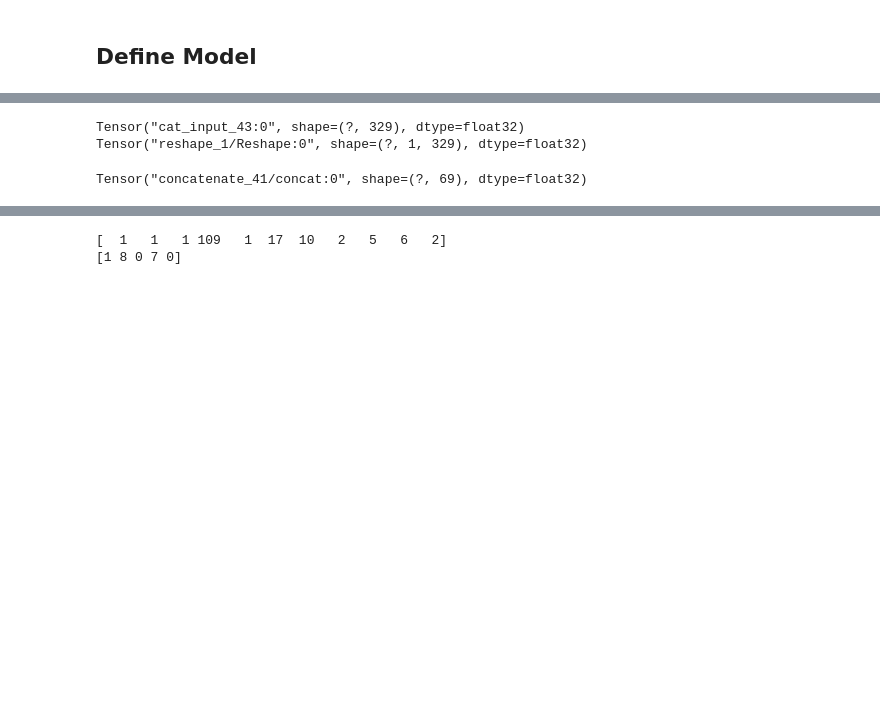
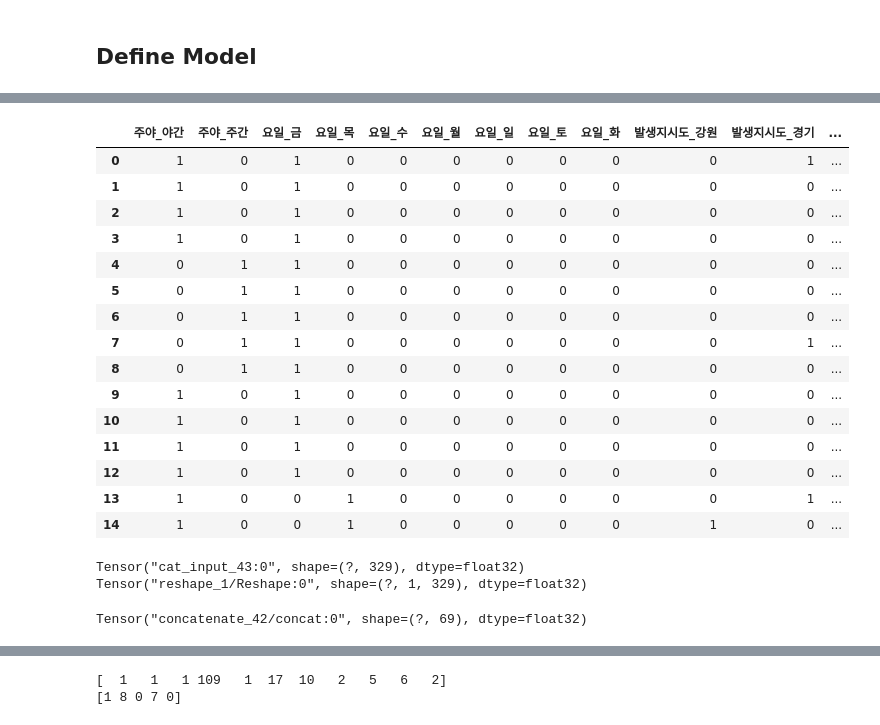
Before and after one commit to ChungminPark/samsung-ai-challenge-2018, a Jupyter notebook: Traffic_Accident.ipynb, the cells around one changed output, grey strips where cells are left out. Cells and saved outputs as stored; diff of their text form; code cells hidden in the pictures; blank space fills up the shorter version.

```diff
--- a/Traffic_Accident.ipynb
+++ b/Traffic_Accident.ipynb
@@ -209,3 +306,22 @@ print(x_train_cat1.shape)
+# %%
+x_train_cat[:15]
+# %% [output]
+|  | 주야_야간 | 주야_주간 | 요일_금 | 요일_목 | 요일_수 | 요일_월 | 요일_일 | 요일_토 | 요일_화 | 발생지시도_강원 | 발생지시도_경기 | ... |
+| 0 | 1 | 0 | 1 | 0 | 0 | 0 | 0 | 0 | 0 | 0 | 1 | ... |
+| 1 | 1 | 0 | 1 | 0 | 0 | 0 | 0 | 0 | 0 | 0 | 0 | ... |
+| 2 | 1 | 0 | 1 | 0 | 0 | 0 | 0 | 0 | 0 | 0 | 0 | ... |
+| 3 | 1 | 0 | 1 | 0 | 0 | 0 | 0 | 0 | 0 | 0 | 0 | ... |
+| 4 | 0 | 1 | 1 | 0 | 0 | 0 | 0 | 0 | 0 | 0 | 0 | ... |
+| 5 | 0 | 1 | 1 | 0 | 0 | 0 | 0 | 0 | 0 | 0 | 0 | ... |
+| 6 | 0 | 1 | 1 | 0 | 0 | 0 | 0 | 0 | 0 | 0 | 0 | ... |
+| 7 | 0 | 1 | 1 | 0 | 0 | 0 | 0 | 0 | 0 | 0 | 1 | ... |
+| 8 | 0 | 1 | 1 | 0 | 0 | 0 | 0 | 0 | 0 | 0 | 0 | ... |
+| 9 | 1 | 0 | 1 | 0 | 0 | 0 | 0 | 0 | 0 | 0 | 0 | ... |
+| 10 | 1 | 0 | 1 | 0 | 0 | 0 | 0 | 0 | 0 | 0 | 0 | ... |
+| 11 | 1 | 0 | 1 | 0 | 0 | 0 | 0 | 0 | 0 | 0 | 0 | ... |
+| 12 | 1 | 0 | 1 | 0 | 0 | 0 | 0 | 0 | 0 | 0 | 0 | ... |
+| 13 | 1 | 0 | 0 | 1 | 0 | 0 | 0 | 0 | 0 | 0 | 1 | ... |
+| 14 | 1 | 0 | 0 | 1 | 0 | 0 | 0 | 0 | 0 | 1 | 0 | ... |
 # %%
 # cat_input = Input(shape=(329,), name='cat_input')
 # print(cat_input)
@@ -237,10 +353,10 @@ x = concatenate([x, num_input])
 print(x)
 x = Dense(64, activation='relu')(x)
 x = Dropout(0.3)(x)
-cate_output = Dense(5,  activation='relu', name='cate_output')(x)
+cate_output = Dense(11,  activation='relu', name='cate_output')(x)
 # cate_output = Reshape((4,5),  name='cate_output')(x)
 # %% [output]
-Tensor("concatenate_41/concat:0", shape=(?, 69), dtype=float32)
+Tensor("concatenate_42/concat:0", shape=(?, 69), dtype=float32)
 # %%
 model = Model(inputs=[cate_input, num_input], outputs=[cate_output])
 # %%
```
Also changed, not shown: parts of 14 cells of this notebook, 2 other files.
